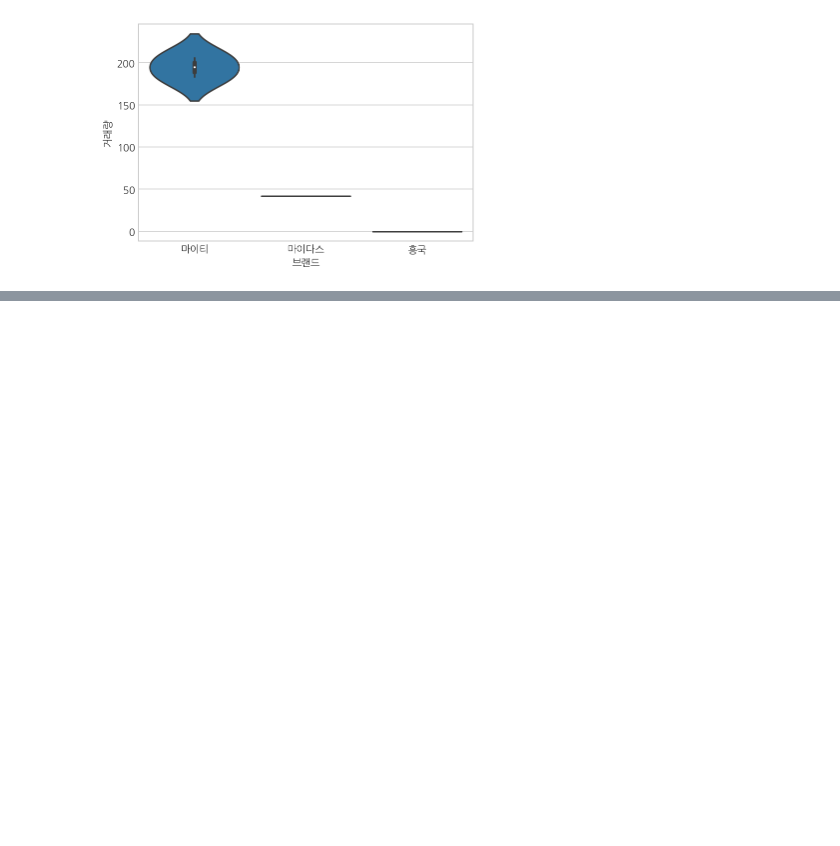
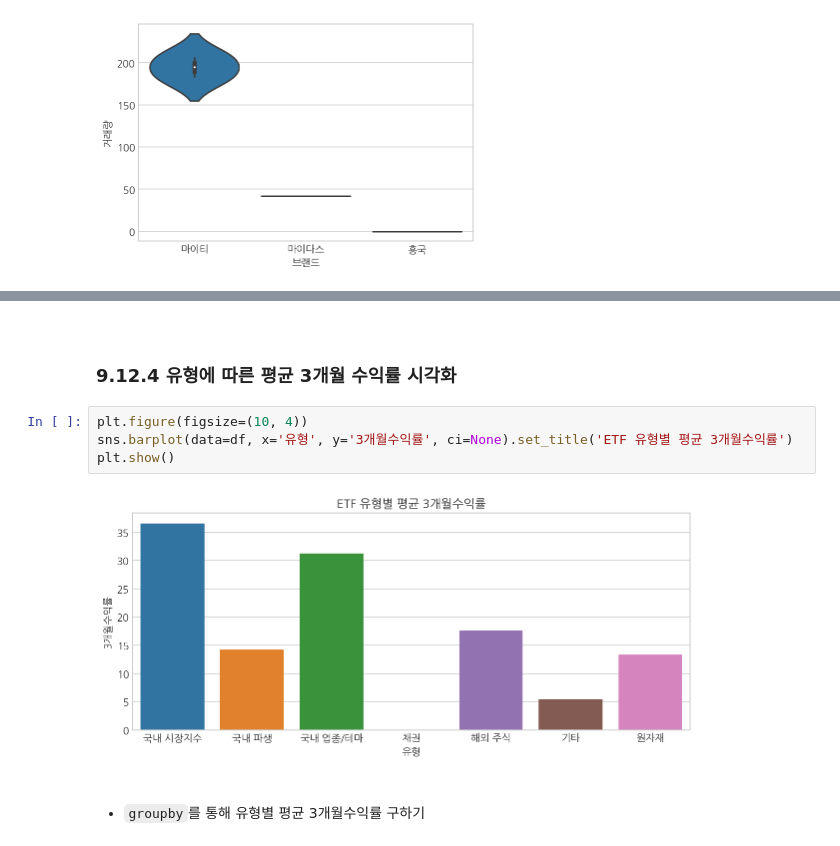
Before and after one commit to zgotter/financial-data-analysis-with-python, a Jupyter notebook: 09_ETF-data-analysis-and-visualization.ipynb, the cells around one changed output, grey strips where cells are left out. Cells and saved outputs as stored; diff of their text form; blank space fills up the shorter version.

```diff
--- a/09_ETF-data-analysis-and-visualization.ipynb
+++ b/09_ETF-data-analysis-and-visualization.ipynb
@@ -1232,0 +1375,14 @@ sns.barplot(data=df, x='유형', y='거래량') # estimator=mean (default)
+# %% [markdown]
+<br>
+
+### 9.12.4 유형에 따른 평균 3개월 수익률 시각화
+# %%
+plt.figure(figsize=(10, 4))
+sns.barplot(data=df, x='유형', y='3개월수익률', ci=None).set_title('ETF 유형별 평균 3개월수익률')
+plt.show()
+# %% [output]
+[figure, added]
+# %% [markdown]
+<br>
+
+- `groupby`를 통해 유형별 평균 3개월수익률 구하기
```
Also changed, not shown: parts of 25 cells of this notebook.
